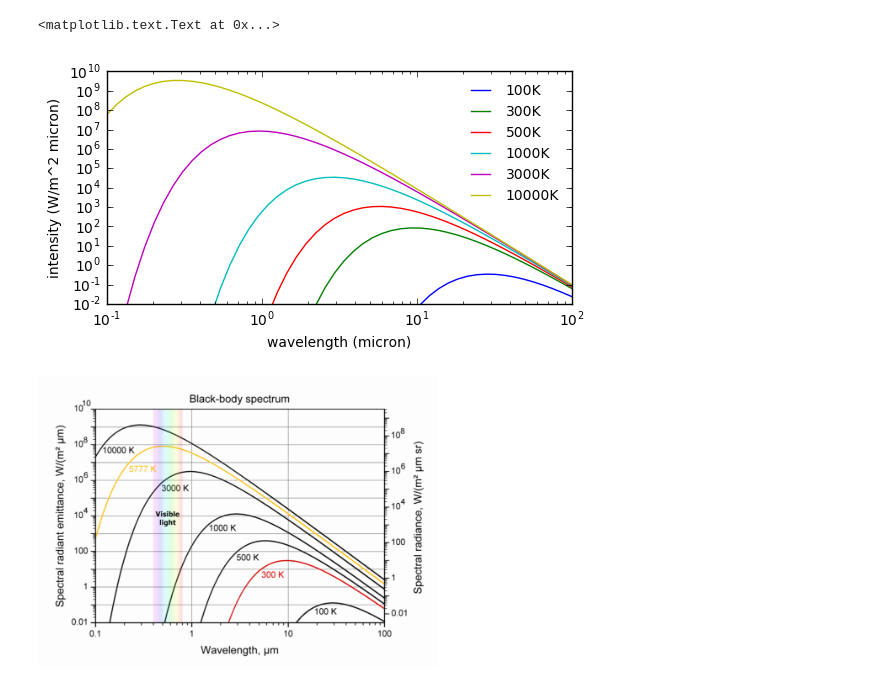
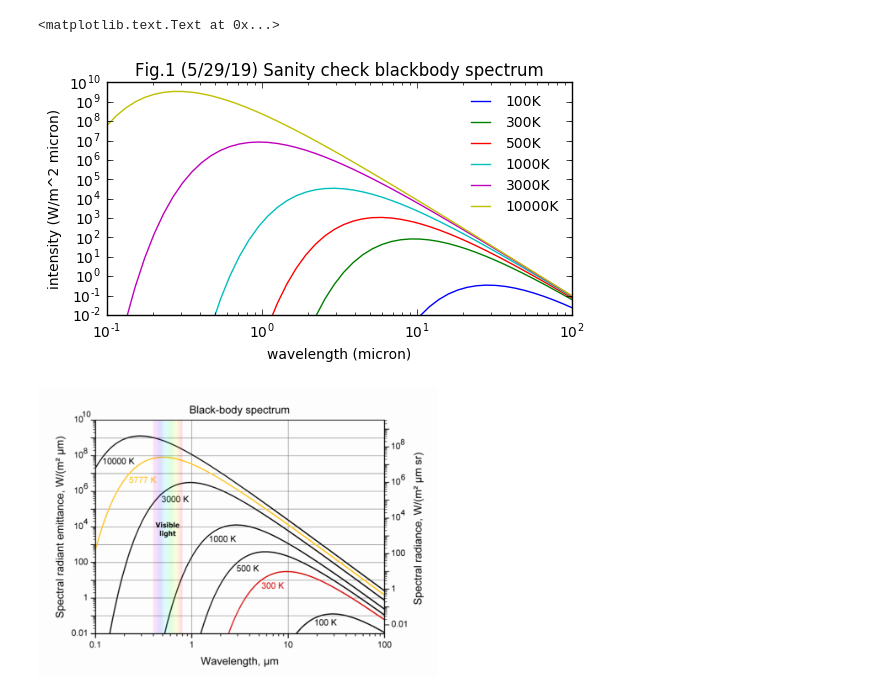
Before and after one commit to liuxx479/AGNsed, a Jupyter notebook: balmer_cont.ipynb, the cells around one changed output. Cells and saved outputs as stored; diff of their text form; code cells hidden in the pictures.

```diff
--- a/balmer_cont.ipynb
+++ b/balmer_cont.ipynb
@@ -19,20 +19,21 @@ Bl = lambda Te, l: (2.0*pi*h*c**2)/(l**5*exp(h*c/(l*kB*Te)-1.0))
 # %%
 #l_arr = linspace(1000,10000, 1001)*1e-10 ## in unit m
 l_arr = logspace(3,6)*1e-10
 f,ax=subplots(1,1, figsize=(6,3))
 #ax.plot(l_arr*1e10, Bl(3000, l_arr))
 for iT in (100,300, 500, 1000, 3000, 10000):
     ax.plot(l_arr*1e6, Bl(iT, l_arr)*1e-6,label='%sK'%(iT))
 #ax.plot(l_arr*1e10, Ll(A0, l_arr, Te))
 
 ax.set_yscale('log'), ax.set_xscale('log')
 ax.set_ylim(0.01, 1e10)
 ax.legend(fontsize=10,frameon=0)
 ax.set_xlabel('wavelength (micron)')
 ax.set_ylabel('intensity (W/m^2 micron)')
+ax.set_title('Fig.1 (5/29/19) Sanity check blackbody spectrum')
 # %% [output]
 <matplotlib.text.Text at 0x...>
-[figure, old version]
+[figure, new version]
 # %%
 ## http://www.sun.org/uploads/images/mainimage_BlackbodySpectrum_2.png
 from IPython.display import Image
```
Also changed, not shown: parts of 1 cell of this notebook.
